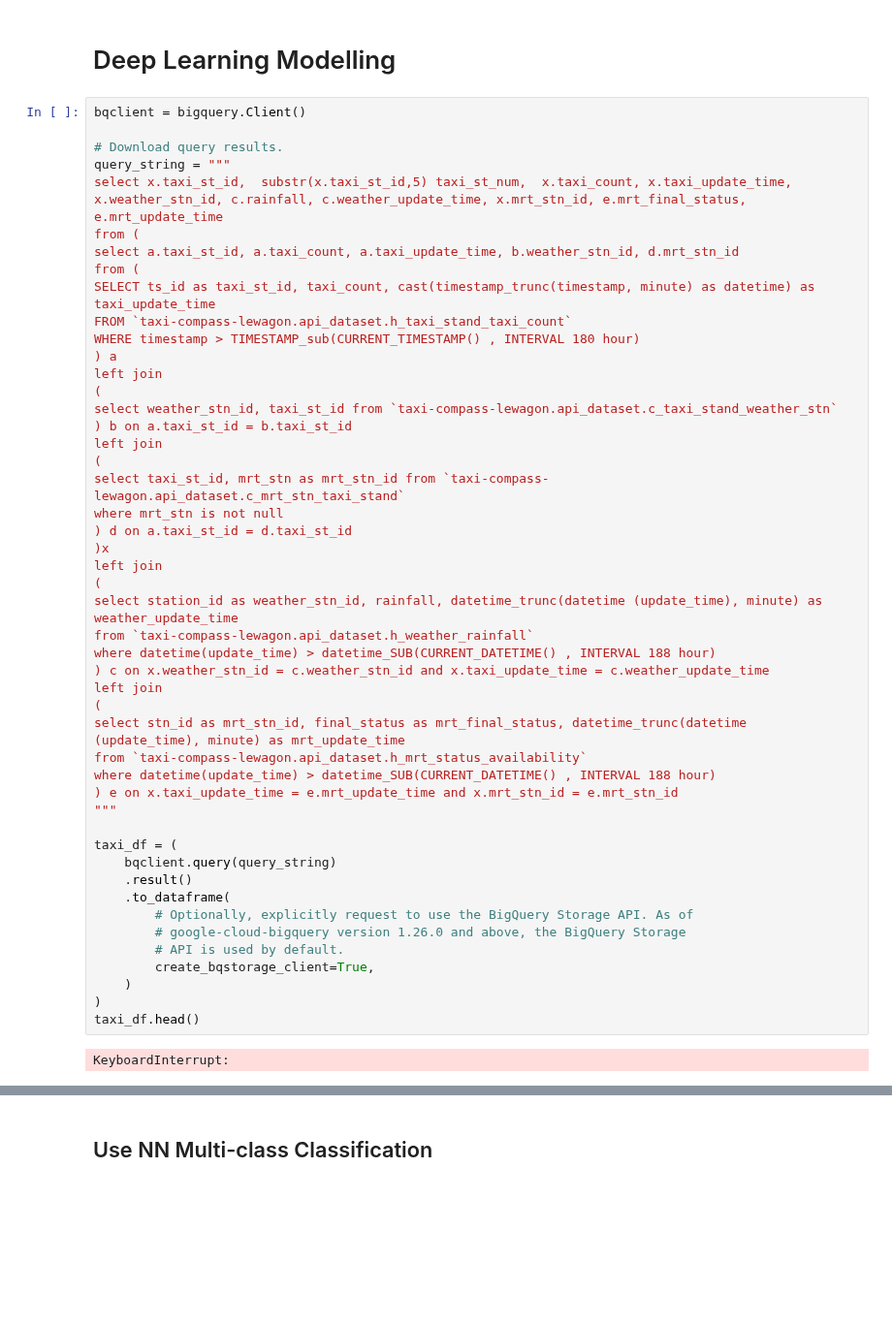
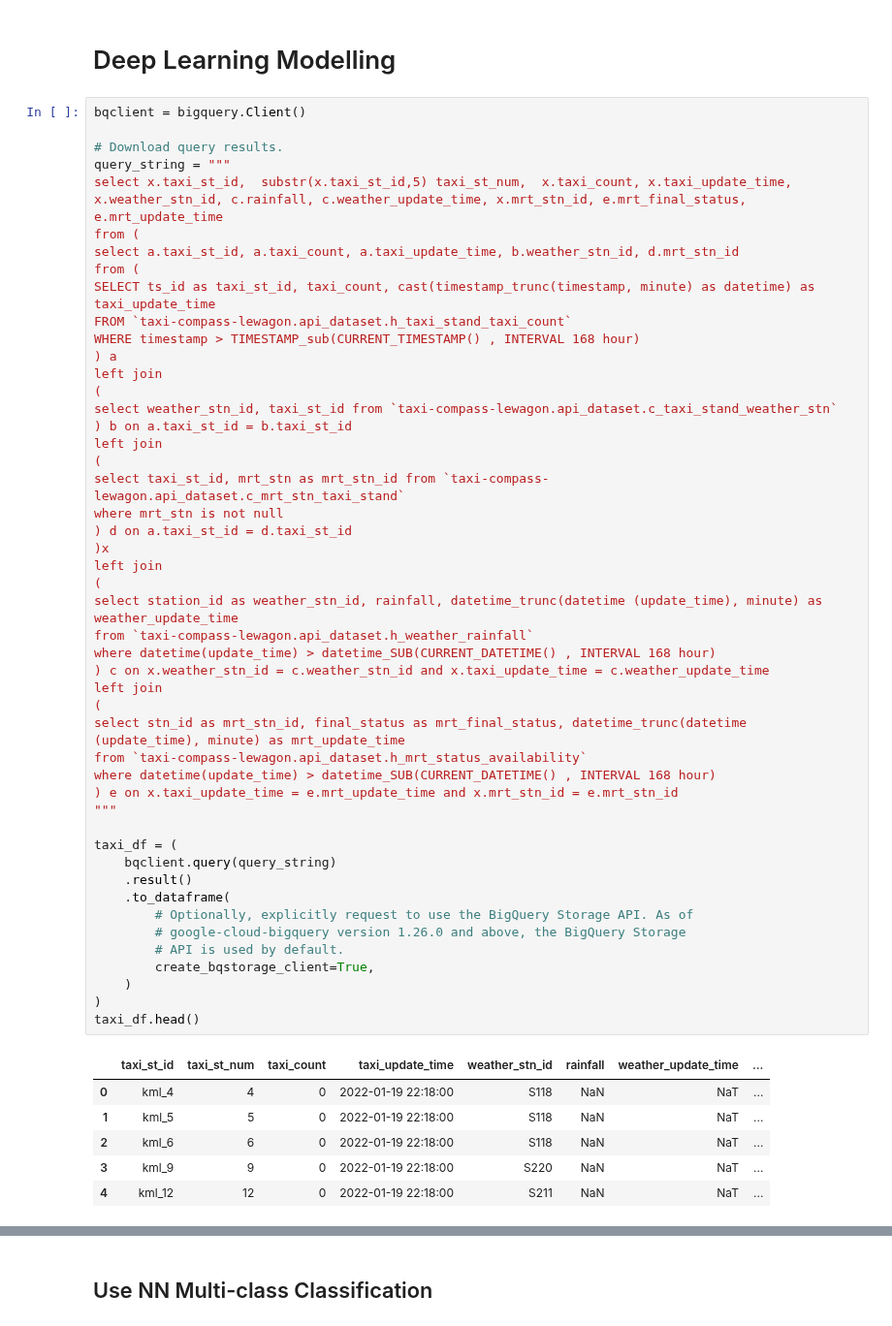
Before and after one commit to alealejandro1/taxi_compass, a Jupyter notebook: notebooks/johan_taxi_compass.ipynb, the cells around one changed output, grey strips where cells are left out. Shown at 97% size. Drawn from its saved outputs; the diff is of its cells as text; blank space fills up the shorter version.

```diff
--- a/notebooks/johan_taxi_compass.ipynb
+++ b/notebooks/johan_taxi_compass.ipynb
@@ -454,7 +457,7 @@ select a.taxi_st_id, a.taxi_count, a.taxi_update_time, b.weather_stn_id, d.mrt_s
 from (
 SELECT ts_id as taxi_st_id, taxi_count, cast(timestamp_trunc(timestamp, minute) as datetime) as taxi_update_time
 FROM `taxi-compass-lewagon.api_dataset.h_taxi_stand_taxi_count`
-WHERE timestamp > TIMESTAMP_sub(CURRENT_TIMESTAMP() , INTERVAL 180 hour)
+WHERE timestamp > TIMESTAMP_sub(CURRENT_TIMESTAMP() , INTERVAL 168 hour)
 ) a
 left join
 (
@@ -463,36 +466,41 @@ select weather_stn_id, taxi_st_id from `taxi-compass-lewagon.api_dataset.c_taxi_
 left join
 (
 select taxi_st_id, mrt_stn as mrt_stn_id from `taxi-compass-lewagon.api_dataset.c_mrt_stn_taxi_stand`
 where mrt_stn is not null
 ) d on a.taxi_st_id = d.taxi_st_id
 )x
 left join
 (
 select station_id as weather_stn_id, rainfall, datetime_trunc(datetime (update_time), minute) as weather_update_time
 from `taxi-compass-lewagon.api_dataset.h_weather_rainfall`
-where datetime(update_time) > datetime_SUB(CURRENT_DATETIME() , INTERVAL 188 hour)
+where datetime(update_time) > datetime_SUB(CURRENT_DATETIME() , INTERVAL 168 hour)
 ) c on x.weather_stn_id = c.weather_stn_id and x.taxi_update_time = c.weather_update_time
 left join
 (
 select stn_id as mrt_stn_id, final_status as mrt_final_status, datetime_trunc(datetime (update_time), minute) as mrt_update_time
 from `taxi-compass-lewagon.api_dataset.h_mrt_status_availability`
-where datetime(update_time) > datetime_SUB(CURRENT_DATETIME() , INTERVAL 188 hour)
+where datetime(update_time) > datetime_SUB(CURRENT_DATETIME() , INTERVAL 168 hour)
 ) e on x.taxi_update_time = e.mrt_update_time and x.mrt_stn_id = e.mrt_stn_id
 """
 
 taxi_df = (
     bqclient.query(query_string)
     .result()
     .to_dataframe(
         # Optionally, explicitly request to use the BigQuery Storage API. As of
         # google-cloud-bigquery version 1.26.0 and above, the BigQuery Storage
         # API is used by default.
         create_bqstorage_client=True,
     )
 )
 taxi_df.head()
 # %% [output]
-KeyboardInterrupt:
+|  | taxi_st_id | taxi_st_num | taxi_count | taxi_update_time | weather_stn_id | rainfall | weather_update_time | ... |
+| 0 | kml_4 | 4 | 0 | 2022-01-19 22:18:00 | S118 | NaN | NaT | ... |
+| 1 | kml_5 | 5 | 0 | 2022-01-19 22:18:00 | S118 | NaN | NaT | ... |
+| 2 | kml_6 | 6 | 0 | 2022-01-19 22:18:00 | S118 | NaN | NaT | ... |
+| 3 | kml_9 | 9 | 0 | 2022-01-19 22:18:00 | S220 | NaN | NaT | ... |
+| 4 | kml_12 | 12 | 0 | 2022-01-19 22:18:00 | S211 | NaN | NaT | ... |
 # %%
 df = taxi_df[["taxi_st_num","taxi_update_time","taxi_count","rainfall","mrt_final_status"]].copy()
 df["taxi_st_num"] = df["taxi_st_num"].astype('int64')
```
Also changed, not shown: parts of 43 cells of this notebook, 2 other files.
